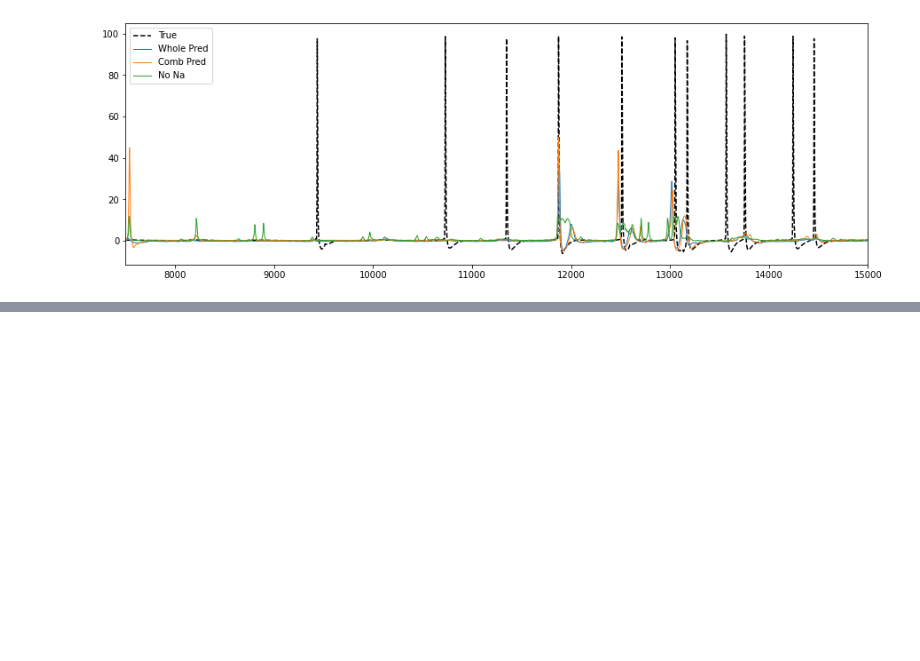
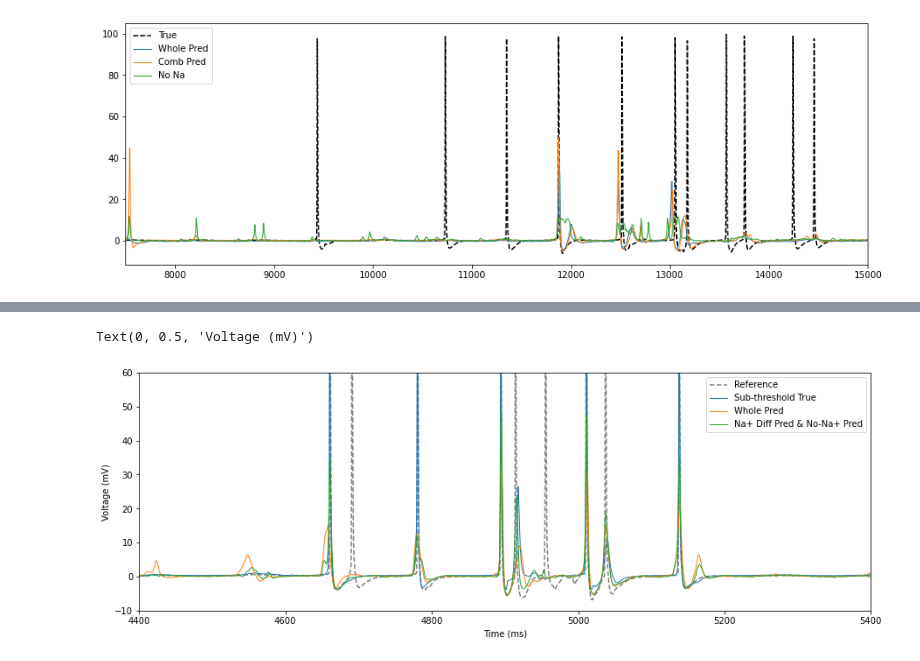
Before and after one commit to yjkimnada/dendrite, a Jupyter notebook: AP_experimental.ipynb, the cells around one changed output, grey strips where cells are left out. Cells and saved outputs as stored; diff of their text form; code cells hidden in the pictures; blank space fills up the shorter version.

```diff
--- a/AP_experimental.ipynb
+++ b/AP_experimental.ipynb
@@ -348,0 +404,16 @@ plt.xlim(7500,15000)
+# %%
+plt.figure(figsize = (15,5))
+plt.plot(np.arange(0,10000,0.2), true[0], color="gray", linestyle="--", label="Reference")
+plt.plot(np.arange(0,10000,0.2), na_true[0], label="Sub-threshold True", linewidth=1)
+plt.plot(np.arange(0,10000,0.2), whole_pred[0], label="Whole Pred", linewidth=1)
+plt.plot(np.arange(0,10000,0.2), comb_pred[0], label="Na+ Diff Pred & No-Na+ Pred", linewidth=1)
+#plt.plot(np.arange(0,10000,0.2), na_true_nona_pred[0], label="Na+ Diff True & No-Na+ Pred", linewidth=1)
+plt.legend()
+
+plt.xlim(22000/5,27000/5)
+plt.ylim(-10,60)
+plt.xlabel("Time (ms)")
+plt.ylabel("Voltage (mV)")
+# %% [output]
+Text(0, 0.5, 'Voltage (mV)')
+[figure, added]
```
Also changed, not shown: parts of 10 cells of this notebook, 22 other files.
